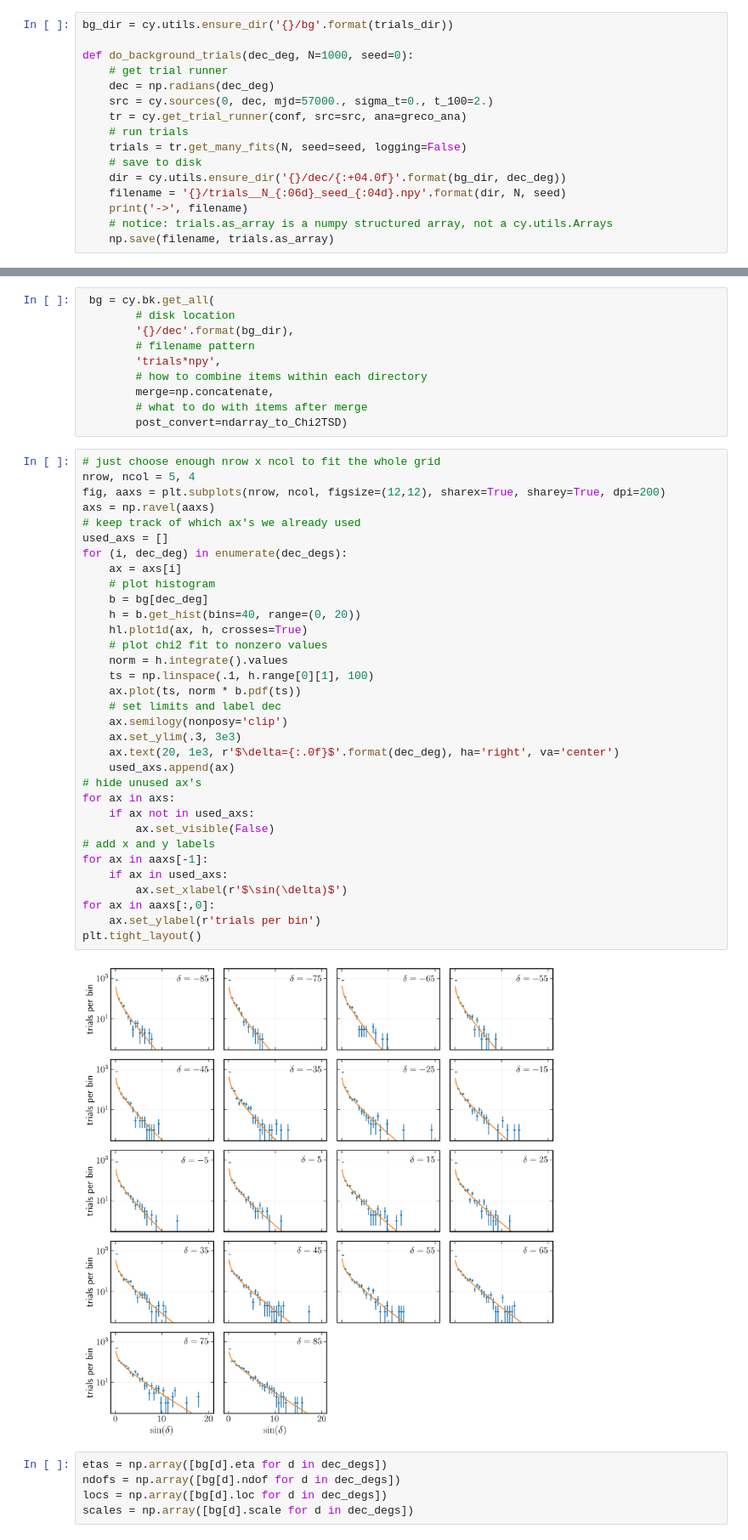
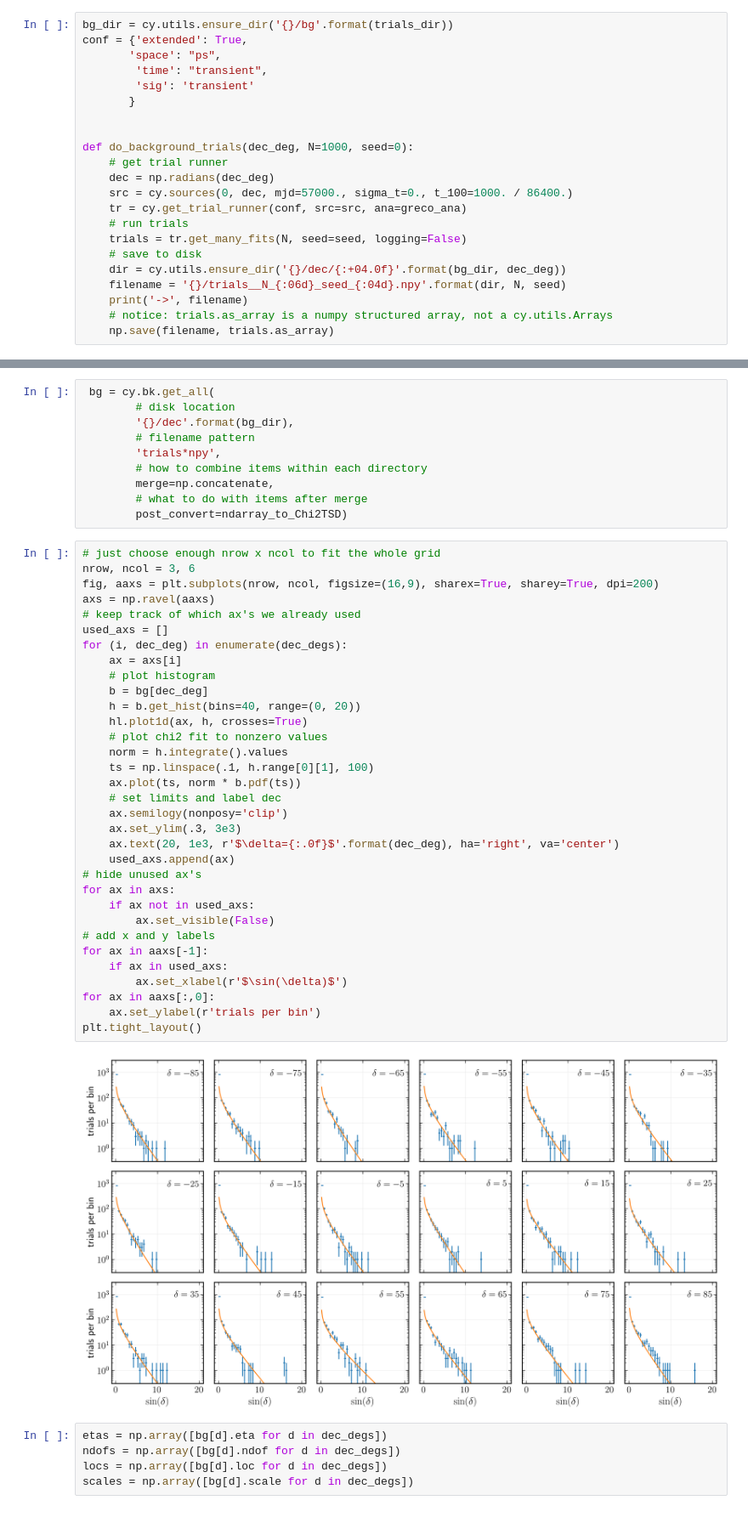
Before and after one commit to apizzuto/Novae, a Jupyter notebook: python3/notebooks/GRECO_analysis_plots.ipynb, the cells around one changed output, grey strips where cells are left out. Shown at 85% size. Drawn from its saved outputs; the diff is of its cells as text.

Commit message:
analysis plots for python3 csky implementation

```diff
--- a/python3/notebooks/GRECO_analysis_plots.ipynb
+++ b/python3/notebooks/GRECO_analysis_plots.ipynb
@@ -362,11 +421,17 @@ decs = np.radians(dec_degs)
 sindecs = np.sin(decs)
 # %%
 bg_dir = cy.utils.ensure_dir('{}/bg'.format(trials_dir))
+conf = {'extended': True,
+       'space': "ps",
+        'time': "transient",
+        'sig': 'transient'
+       }
+
 
 def do_background_trials(dec_deg, N=1000, seed=0):
     # get trial runner
     dec = np.radians(dec_deg)
-    src = cy.sources(0, dec, mjd=57000., sigma_t=0., t_100=2.)
+    src = cy.sources(0, dec, mjd=57000., sigma_t=0., t_100=1000. / 86400.)
     tr = cy.get_trial_runner(conf, src=src, ana=greco_ana)
     # run trials
     trials = tr.get_many_fits(N, seed=seed, logging=False)
@@ -424,39 +489,39 @@ def ndarray_to_Chi2TSD(trials):
         post_convert=ndarray_to_Chi2TSD)
 # %%
 # just choose enough nrow x ncol to fit the whole grid
-nrow, ncol = 5, 4
-fig, aaxs = plt.subplots(nrow, ncol, figsize=(12,12), sharex=True, sharey=True, dpi=200)
+nrow, ncol = 3, 6
+fig, aaxs = plt.subplots(nrow, ncol, figsize=(16,9), sharex=True, sharey=True, dpi=200)
 axs = np.ravel(aaxs)
 # keep track of which ax's we already used
 used_axs = []
 for (i, dec_deg) in enumerate(dec_degs):
     ax = axs[i]
     # plot histogram
     b = bg[dec_deg]
     h = b.get_hist(bins=40, range=(0, 20))
     hl.plot1d(ax, h, crosses=True)
     # plot chi2 fit to nonzero values
     norm = h.integrate().values
     ts = np.linspace(.1, h.range[0][1], 100)
     ax.plot(ts, norm * b.pdf(ts))
     # set limits and label dec
     ax.semilogy(nonposy='clip')
     ax.set_ylim(.3, 3e3)
     ax.text(20, 1e3, r'$\delta={:.0f}$'.format(dec_deg), ha='right', va='center')
     used_axs.append(ax)
 # hide unused ax's
 for ax in axs:
     if ax not in used_axs:
         ax.set_visible(False)
 # add x and y labels
 for ax in aaxs[-1]:
     if ax in used_axs:
         ax.set_xlabel(r'$\sin(\delta)$')
 for ax in aaxs[:,0]:
     ax.set_ylabel(r'trials per bin')
 plt.tight_layout()
 # %% [output]
-[figure, old version]
+[figure, new version]
 # %%
 etas = np.array([bg[d].eta for d in dec_degs])
 ndofs = np.array([bg[d].ndof for d in dec_degs])
```
Also changed, not shown: parts of 10 cells of this notebook, 1 other file.
